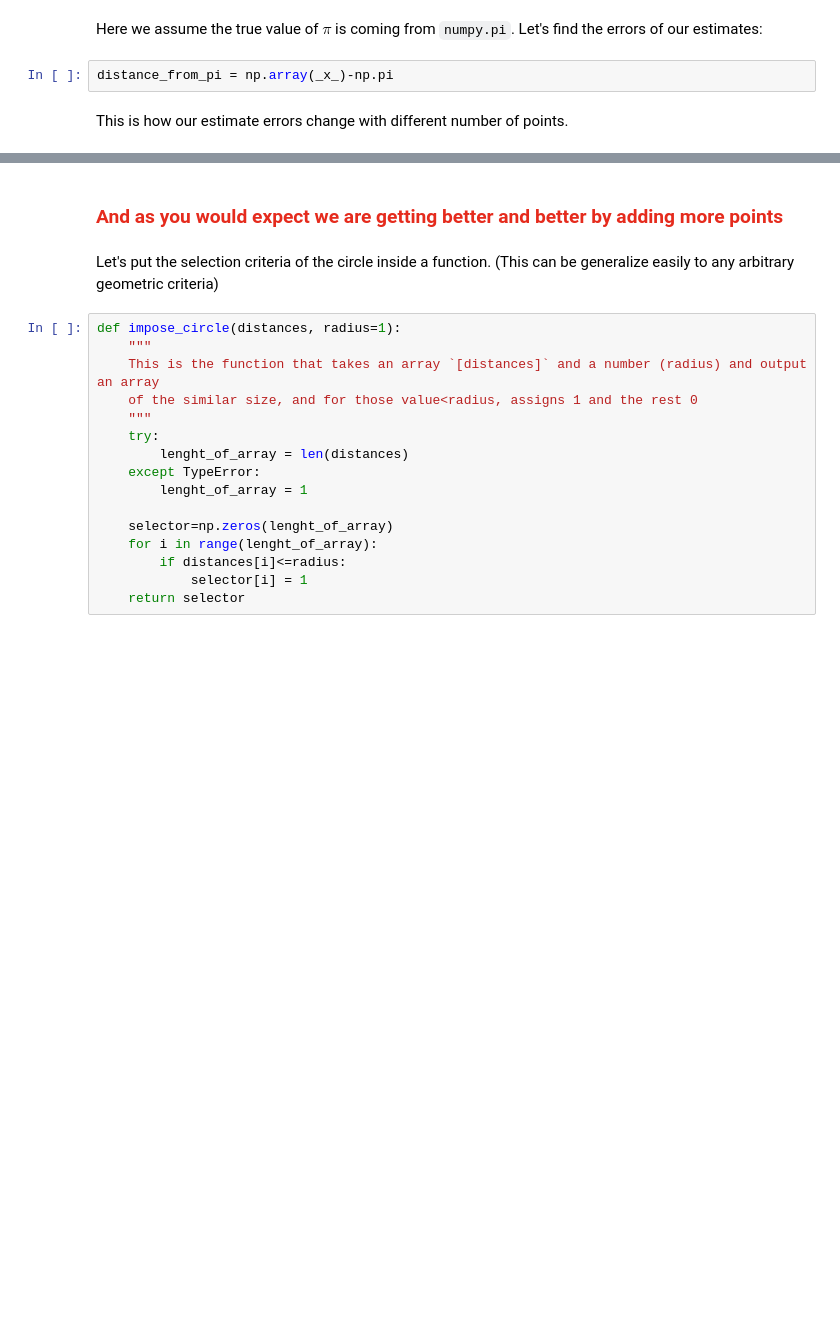
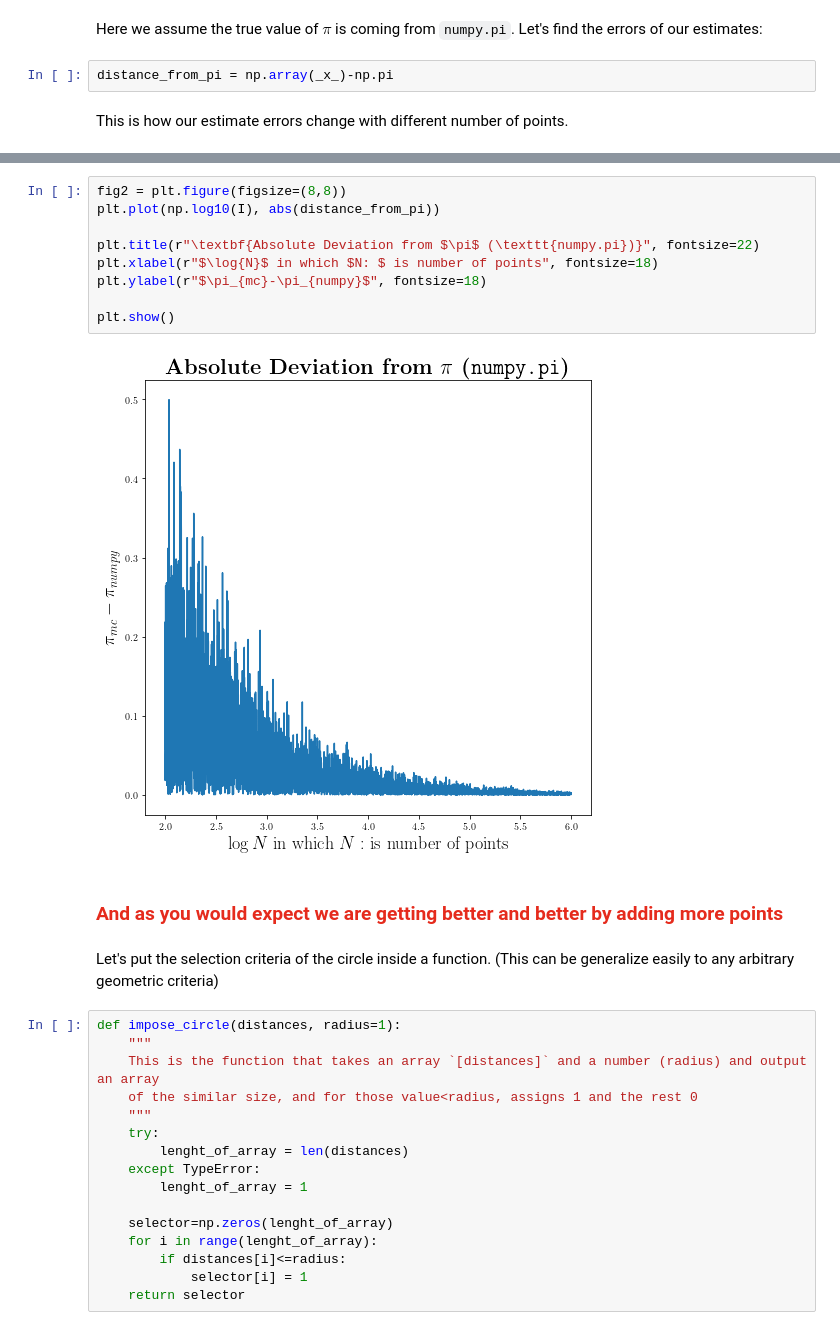
Before and after one commit to abtinshahidi/Foundation_applied_machine_learning, a Jupyter notebook: notebooks/week3/week3.ipynb, the cells around one changed output, grey strips where cells are left out. Saved outputs shown, nothing was run; the diff lists cells and outputs as text; blank space fills up the shorter version.

```diff
--- a/notebooks/week3/week3.ipynb
+++ b/notebooks/week3/week3.ipynb
@@ -307,3 +308,14 @@ plt.show()
+# %%
+fig2 = plt.figure(figsize=(8,8))
+plt.plot(np.log10(I), abs(distance_from_pi))
+
+plt.title(r"\textbf{Absolute Deviation from $\pi$ (\texttt{numpy.pi})}", fontsize=22)
+plt.xlabel(r"$\log{N}$ in which $N: $ is number of points", fontsize=18)
+plt.ylabel(r"$\pi_{mc}-\pi_{numpy}$", fontsize=18)
+
+plt.show()
+# %% [output]
+[figure, added]
 # %% [markdown]
 ### <span style="color:	#E52B1D">And as you would expect we are getting better and better by adding more points</span>
 # %% [markdown]
```
Also changed, not shown: parts of 6 cells of this notebook, 1 other file.
